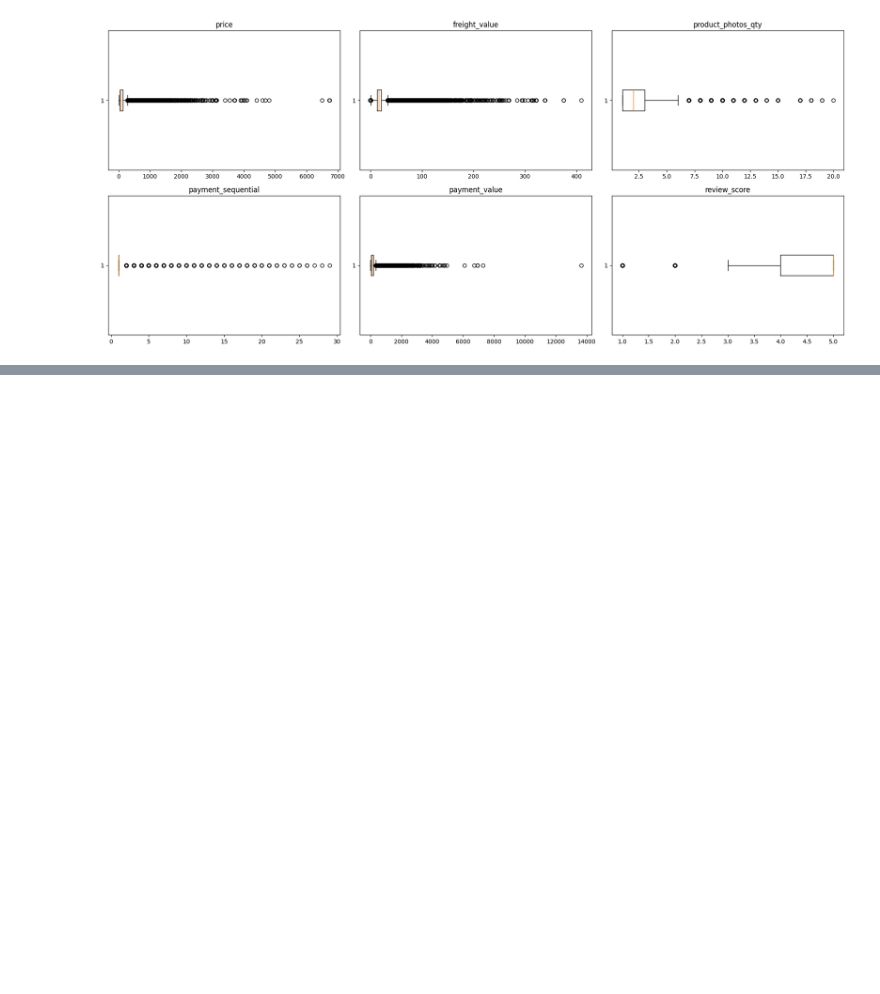
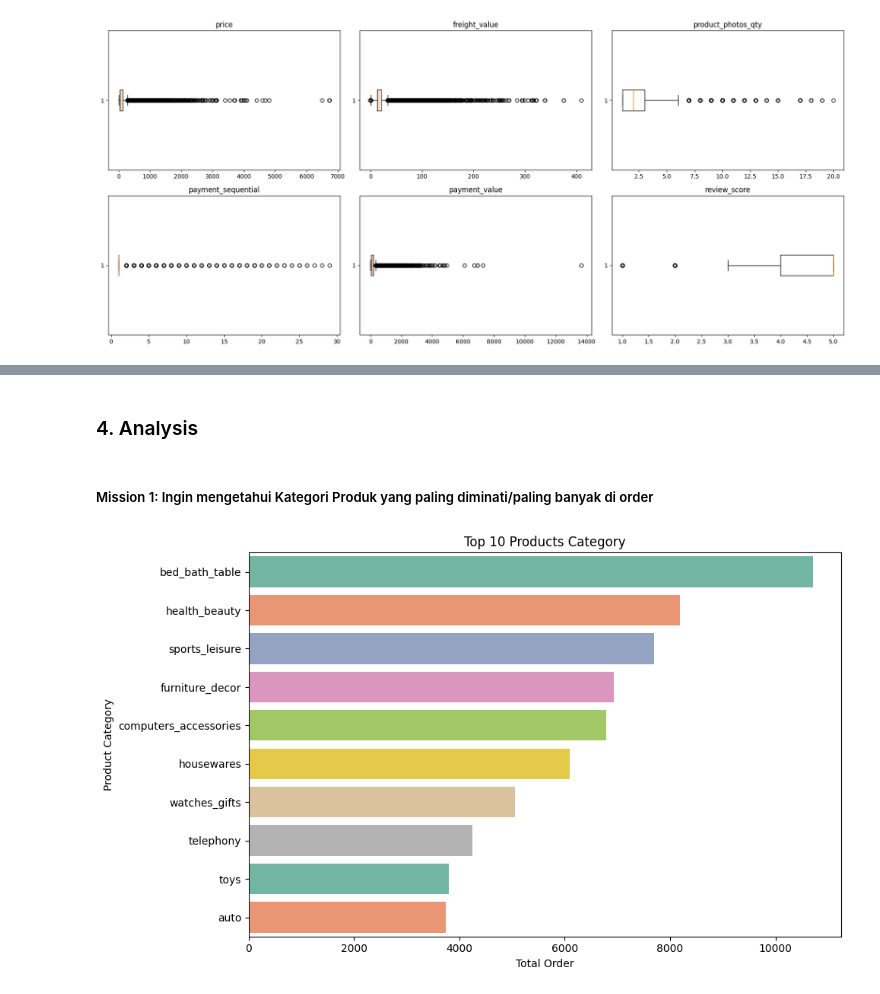
Before and after one commit to Hazard-Nico/EDA-Data-Wrangling-Project-Olist-Dataset, a Jupyter notebook: app.ipynb, the cells around one changed output, grey strips where cells are left out. Drawn from its saved outputs; the diff is of its cells as text; code cells hidden in the pictures; blank space fills up the shorter version.

```diff
--- a/app.ipynb
+++ b/app.ipynb
@@ -503,0 +501,26 @@ plt.show()
+# %%
+# Now we can create function handling outliers like above
+# Use capped variable for called our dataframe what we want to capped
+df_capped = copy.deepcopy(df_olist_filtered)
+
+def capping_outlier(col):
+    Q1 = df_capped[col].quantile(0.25)
+    Q3 = df_capped[col].quantile(0.75)
+    IQR = Q3 - Q1
+
+    lower = Q1 - 1.5 * IQR
+    upper = Q3 + 1.5 * IQR
+
+    # Drop the outliers from the DataFrame
+    df_olist_capped = df_capped[~((df_capped[col] < lower) | (df_capped[col] > upper))]
+
+    return df_olist_capped
+
+outlier_col = ['price', 'freight_value', 'payment_value', 'product_photos_qty']
+
+for col in outlier_col:
+    capping_outlier(col)
+
+# We can save our clean dataframe with copy
+df_olist_clean = copy.deepcopy(df_olist_capped)
+df_olist_clean.head()
@@ -503,0 +568,21 @@ plt.show()
+# %% [markdown]
+### 4. Analysis
+# %% [markdown]
+##### Mission 1: Ingin mengetahui Kategori Produk yang paling diminati/paling banyak di order
+# %%
+top_products_category = df_olist_clean.groupby("product_category_name_english").count()[['order_id']].sort_values(by='order_id', ascending=False).reset_index()[:10]
+
+plt.figure(figsize=(10, 6))
+
+sns.barplot(data=top_products_category, x='order_id', y='product_category_name_english', palette='Set2')
+plt.title("Top 10 Products Category")
+plt.ylabel("Product Category")
+plt.xlabel("Total Order")
+
+# Make sure layout is not overlapping
+plt.tight_layout()
+
+# Show the graphs
+plt.show()
+# %% [output]
+[figure, added]
```
Also changed, not shown: parts of 13 cells of this notebook.
